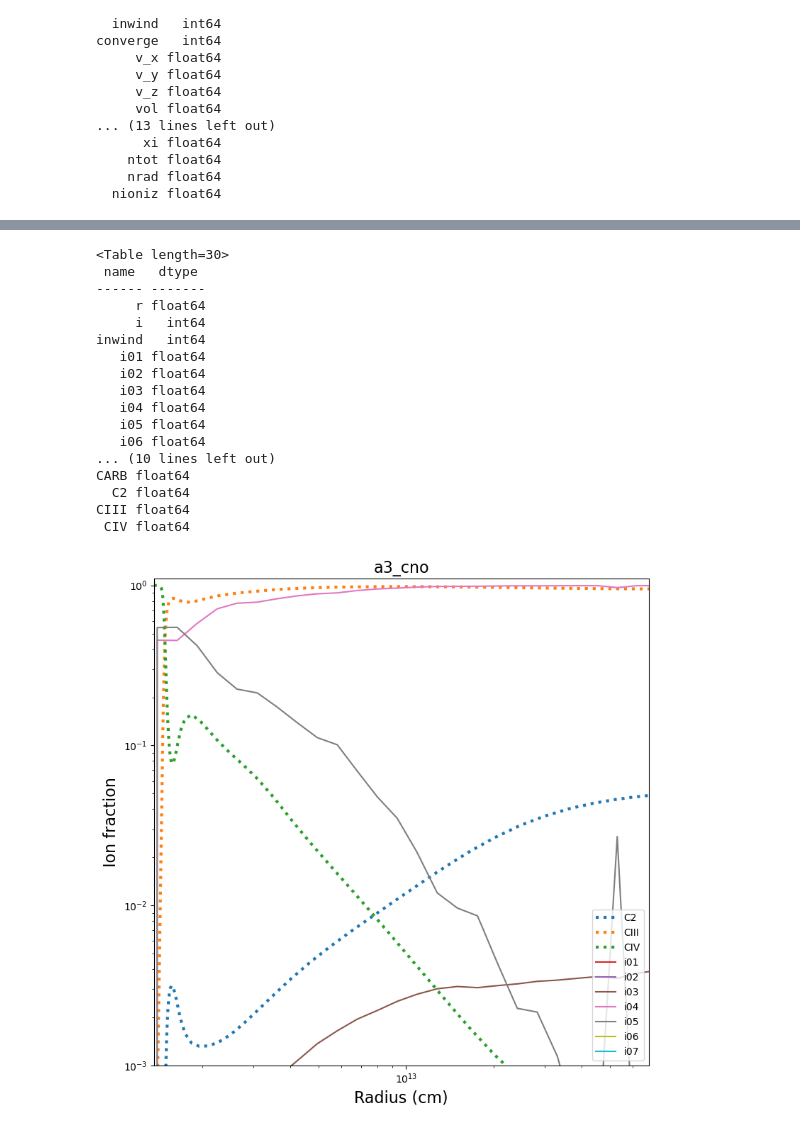
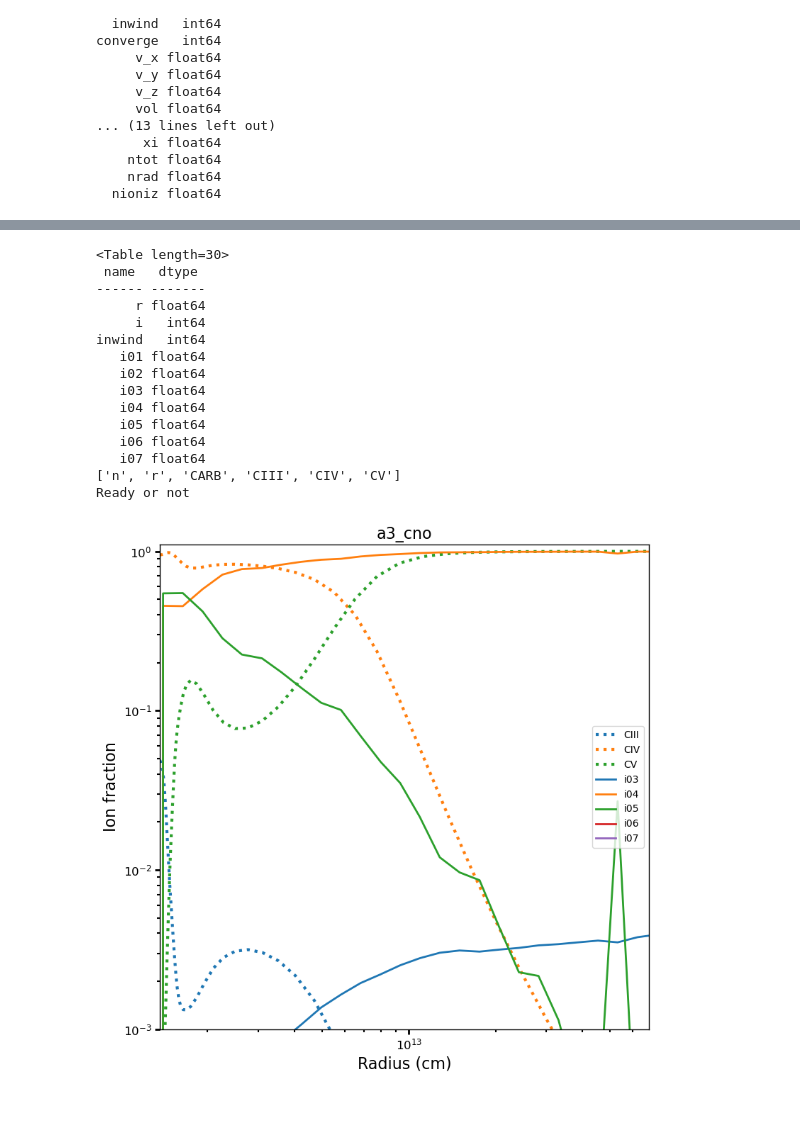
Before and after one commit to sirocco-rt/release-models, a Jupyter notebook: Details/cmfgen/plots/Structure.ipynb, the cells around one changed output, grey strips where cells are left out. Drawn from its saved outputs; the diff is of its cells as text; code cells hidden in the pictures.

```diff
--- a/Details/cmfgen/plots/Structure.ipynb
+++ b/Details/cmfgen/plots/Structure.ipynb
@@ -100,11 +102,16 @@ def compare_ion(ion='C',cmfgen_root='../cmfgen/a3', python_root='../python/py88a
     if ion=='C':
         xpy='C'
         xcmfgen='CARB'
+        istart=5
+    elif ion=='He':
+        xpy='He'
+        xcmfgen='HE'
+        istart=3
 
 
     pyfile='%s.%s.frac.txt' % (python_root,xpy)
-    cion_file='%s.%s.txt'% (cmfgen_root,xcmfgen)
-    rvtj_file='%s.%s.txt'% (cmfgen_root,'rvtj')
+    cmf_file='%s.%s.txt'% (cmfgen_root,xcmfgen)
+
 
     try:
         py_ion=ascii.read(pyfile)
@@ -115,27 +122,23 @@ def compare_ion(ion='C',cmfgen_root='../cmfgen/a3', python_root='../python/py88a
     py_ion.info()
 
     try:
-        c_ion=ascii.read(cion_file)
+        cmf_ion=ascii.read(cmf_file)
 
     except:
-        print('Error: could not open ',cion_file)
+        print('Error: could not open ',cmf_file)
         return
-    c_ion=c_ion[::-1]
-    try:
-        rvtj=ascii.read(rvtj_file)
-    except:
-        print('Error: Could not open rvtj :', rvtj_file)
 
-    cmf=hstack([rvtj,c_ion])
-    cmf.info()
-    cmf_colnames=cmf.colnames
-    i=7
+    cmf_colnames=cmf_ion.colnames
+    print(cmf_colnames)
+
+    print('Ready or not')
+    i=3
     plt.figure(1,(8,8))
     while i<len(cmf_colnames):
-        plt.loglog(cmf['r'],cmf[cmf_colnames[i]]/cmf[xcmfgen],':',linewidth=3,label=cmf_colnames[i])
+        plt.loglog(cmf['r'],cmf_ion[cmf_colnames[i]]/cmf_ion[cmf_colnames[2]],':',linewidth=3,label=cmf_colnames[i])
         i+=1
-
-    j=3
+    plt.gca().set_prop_cycle(None)
+    j=istart
     py_colnames=py_ion.colnames
     while j<len(py_colnames):
         plt.loglog(py_ion['r'],py_ion[py_colnames[j]],label=py_colnames[j])
@@ -143,39 +146,37 @@ def compare_ion(ion='C',cmfgen_root='../cmfgen/a3', python_root='../python/py88a
 
     xtitle=python_root.split('/')[-1]
     plt.title(xtitle,size=16)
 
 
 
     plt.legend()
     plt.ylim(-0.1,1.1)
     plt.ylim(0.001,1.1)
     plt.xlim(np.min(cmf['r']),np.max(cmf['r']))
     plt.xlabel('Radius (cm)',size=16)
     plt.ylabel('Ion fraction',size=16)
     plt.tight_layout()
     plt.savefig('%s.%s.png' % (xtitle,ion))
     return
 
 compare_ion(python_root=root)
 # %% [output]
 <Table length=30>
  name   dtype
 ------ -------
      r float64
      i   int64
 inwind   int64
    i01 float64
    i02 float64
    i03 float64
    i04 float64
    i05 float64
    i06 float64
-... (10 lines left out)
-CARB float64
-  C2 float64
-CIII float64
- CIV float64
+   i07 float64
+['n', 'r', 'CARB', 'CIII', 'CIV', 'CV']
+Ready or not
-[figure, old version]
+[figure, new version]
 # %%
 root=xdir+'a3_hhe'
 compare_ion(python_root=root)
```
Also changed, not shown: parts of 9 cells of this notebook, 13 other files.
